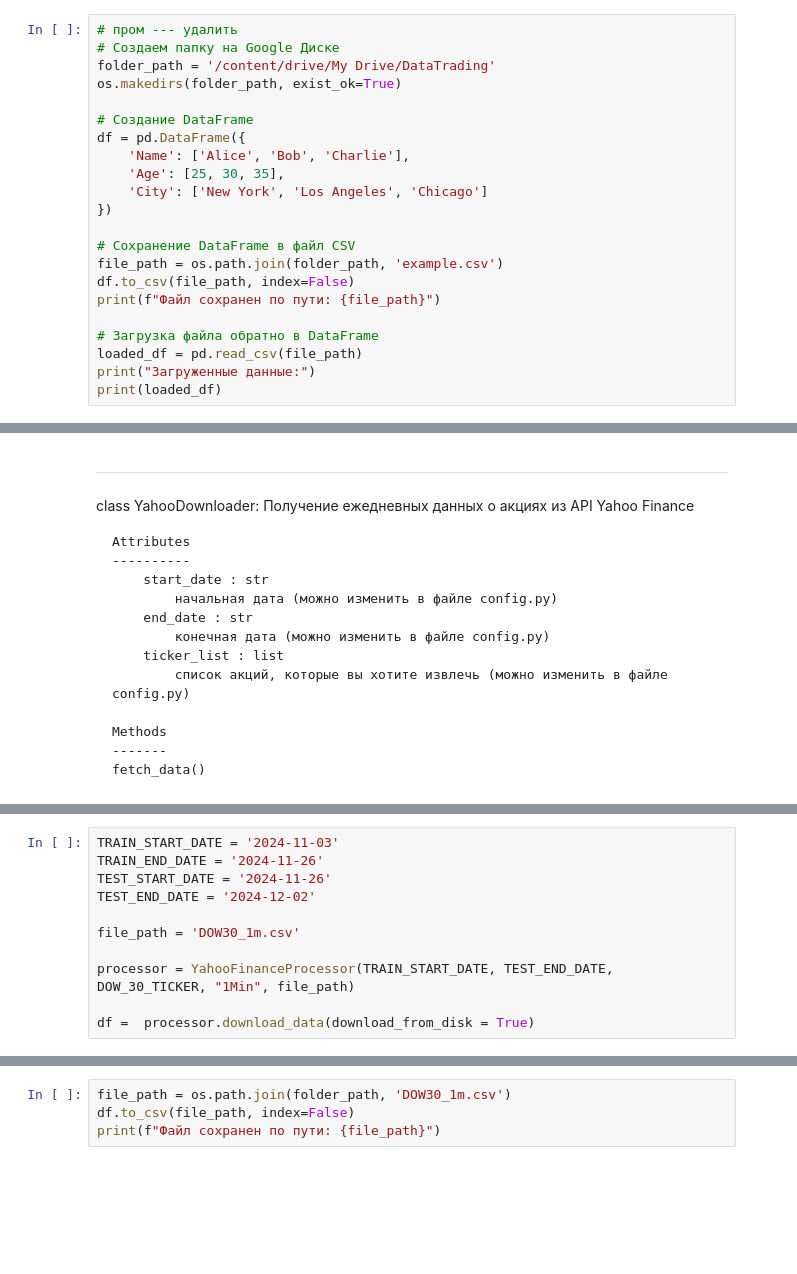
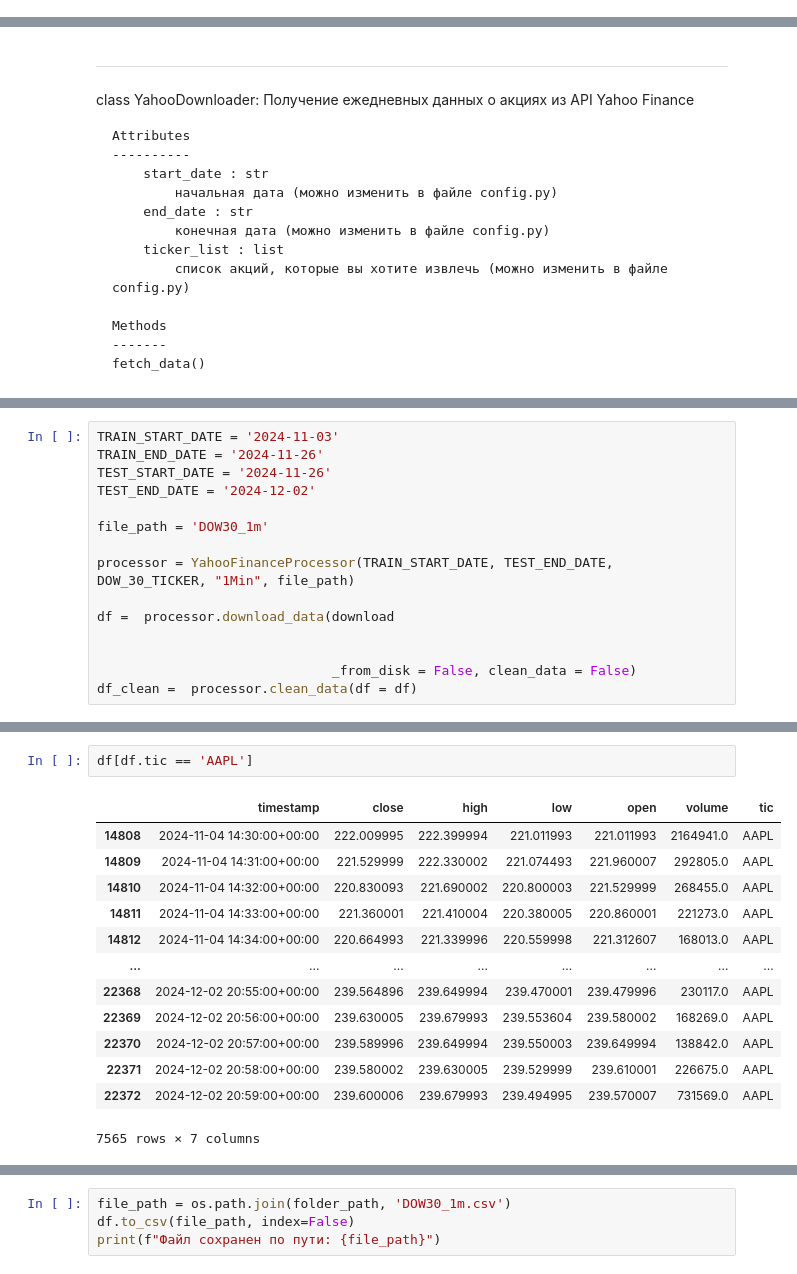
Before and after one commit to SvenTern/algotrade, a Jupyter notebook: finrl_main_part.ipynb, the cells around one changed output, grey strips where cells are left out. Drawn from its saved outputs; the diff is of its cells as text; blank space fills up the shorter version.

```diff
--- a/finrl_main_part.ipynb
+++ b/finrl_main_part.ipynb
@@ -158,25 +158,3 @@ Drive already mounted at /content/drive; to attempt to forcibly remount, call dr
-# %%
-# пром --- удалить
-# Создаем папку на Google Диске
-folder_path = '/content/drive/My Drive/DataTrading'
-os.makedirs(folder_path, exist_ok=True)
-
-# Создание DataFrame
-df = pd.DataFrame({
-    'Name': ['Alice', 'Bob', 'Charlie'],
-    'Age': [25, 30, 35],
-    'City': ['New York', 'Los Angeles', 'Chicago']
-})
-
-# Сохранение DataFrame в файл CSV
-file_path = os.path.join(folder_path, 'example.csv')
-df.to_csv(file_path, index=False)
-print(f"Файл сохранен по пути: {file_path}")
-
-# Загрузка файла обратно в DataFrame
-loaded_df = pd.read_csv(file_path)
-print("Загруженные данные:")
-print(loaded_df)
 # %% [markdown]
 <a id='1.4'></a>
 ## 2.4. Создаем служебные папки
@@ -724,8 +721,12 @@ TRAIN_END_DATE = '2024-11-26'
 TEST_START_DATE = '2024-11-26'
 TEST_END_DATE = '2024-12-02'
 
-file_path = 'DOW30_1m.csv'
+file_path = 'DOW30_1m'
 
 processor = YahooFinanceProcessor(TRAIN_START_DATE, TEST_END_DATE, DOW_30_TICKER, "1Min", file_path)
 
-df =  processor.download_data(download_from_disk = True)
+df =  processor.download_data(download
+
+
+                              _from_disk = False, clean_data = False)
+df_clean =  processor.clean_data(df = df)
@@ -768,3 +768,19 @@ NaN data on start date, fill using first valid data.
+# %%
+df[df.tic == 'AAPL']
+# %% [output]
+|  | timestamp | close | high | low | open | volume | tic |
+| 14808 | 2024-11-04 14:30:00+00:00 | 222.009995 | 222.399994 | 221.011993 | 221.011993 | 2164941.0 | AAPL |
+| 14809 | 2024-11-04 14:31:00+00:00 | 221.529999 | 222.330002 | 221.074493 | 221.960007 | 292805.0 | AAPL |
+| 14810 | 2024-11-04 14:32:00+00:00 | 220.830093 | 221.690002 | 220.800003 | 221.529999 | 268455.0 | AAPL |
+| 14811 | 2024-11-04 14:33:00+00:00 | 221.360001 | 221.410004 | 220.380005 | 220.860001 | 221273.0 | AAPL |
+| 14812 | 2024-11-04 14:34:00+00:00 | 220.664993 | 221.339996 | 220.559998 | 221.312607 | 168013.0 | AAPL |
+| ... | ... | ... | ... | ... | ... | ... | ... |
+| 22368 | 2024-12-02 20:55:00+00:00 | 239.564896 | 239.649994 | 239.470001 | 239.479996 | 230117.0 | AAPL |
+| 22369 | 2024-12-02 20:56:00+00:00 | 239.630005 | 239.679993 | 239.553604 | 239.580002 | 168269.0 | AAPL |
+| 22370 | 2024-12-02 20:57:00+00:00 | 239.589996 | 239.649994 | 239.550003 | 239.649994 | 138842.0 | AAPL |
+| 22371 | 2024-12-02 20:58:00+00:00 | 239.580002 | 239.630005 | 239.529999 | 239.610001 | 226675.0 | AAPL |
+| 22372 | 2024-12-02 20:59:00+00:00 | 239.600006 | 239.679993 | 239.494995 | 239.570007 | 731569.0 | AAPL |
+7565 rows × 7 columns
 # %%
 # посмотрим размер скачанных данных
 clean_df.shape
```
Also changed, not shown: parts of 8 cells of this notebook.
